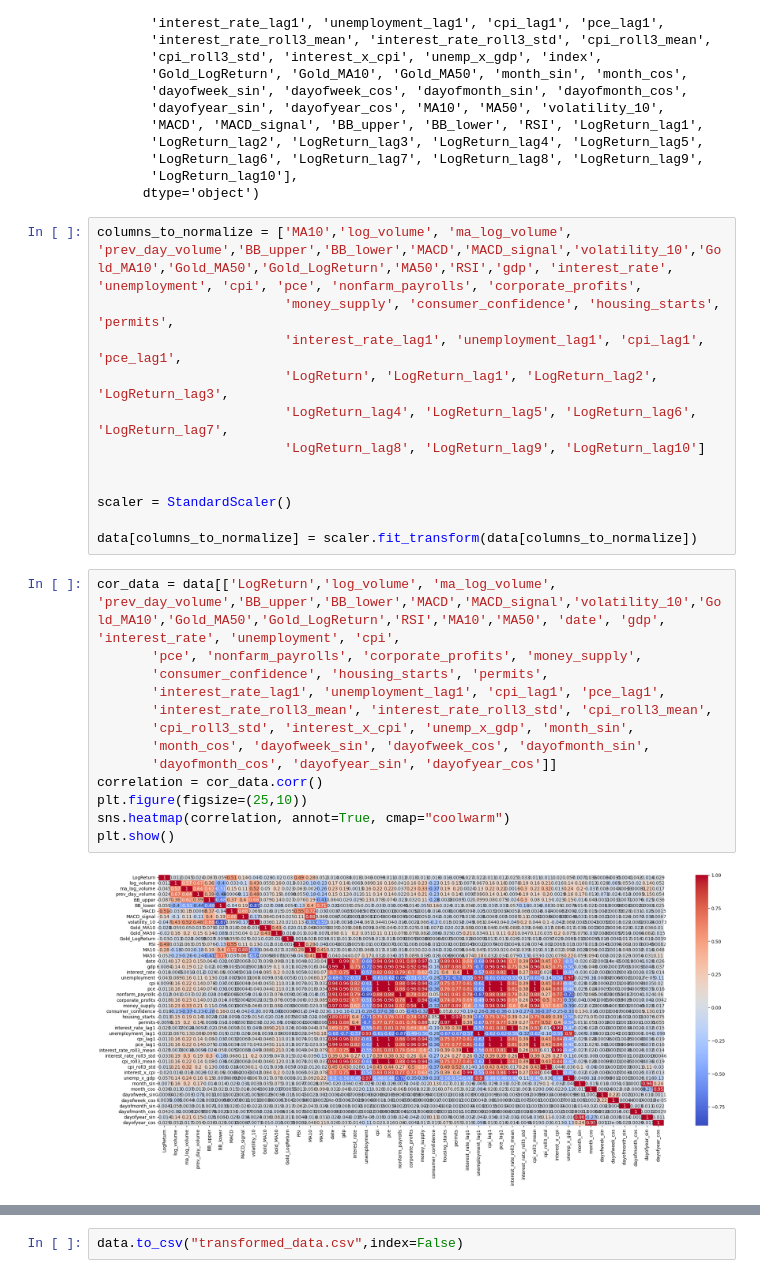
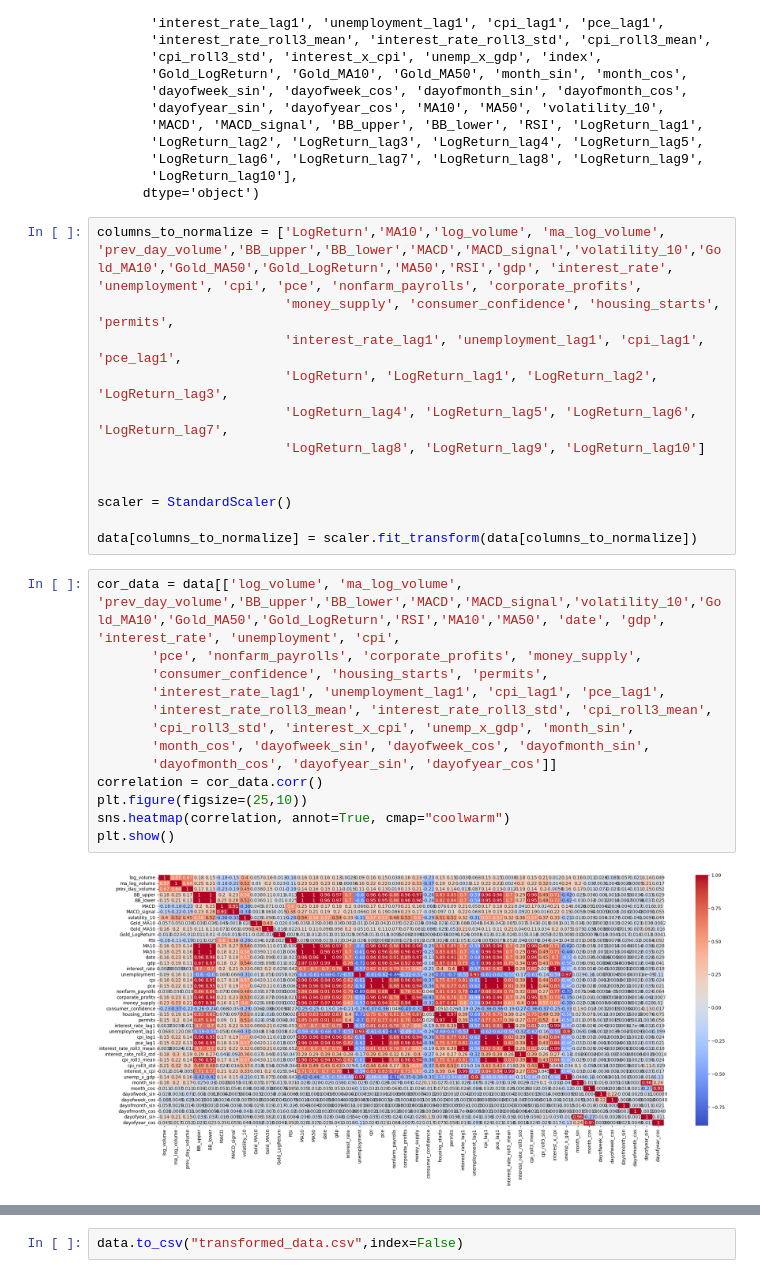
Before and after one commit to Oskar7L/Konferencja, a Jupyter notebook: trans.ipynb, the cells around one changed output, grey strips where cells are left out. Saved outputs shown, nothing was run; the diff lists cells and outputs as text.

```diff
--- a/trans.ipynb
+++ b/trans.ipynb
@@ -180,7 +179,7 @@ Index(['LogReturn', 'log_volume', 'ma_log_volume', 'prev_day_volume', 'date',
        'LogReturn_lag10'],
       dtype='object')
 # %%
-columns_to_normalize = ['MA10','log_volume', 'ma_log_volume', 'prev_day_volume','BB_upper','BB_lower','MACD','MACD_signal','volatility_10','Gold_MA10','Gold_MA50','Gold_LogReturn','MA50','RSI','gdp', 'interest_rate', 'unemployment', 'cpi', 'pce', 'nonfarm_payrolls', 'corporate_profits',
+columns_to_normalize = ['LogReturn','MA10','log_volume', 'ma_log_volume', 'prev_day_volume','BB_upper','BB_lower','MACD','MACD_signal','volatility_10','Gold_MA10','Gold_MA50','Gold_LogReturn','MA50','RSI','gdp', 'interest_rate', 'unemployment', 'cpi', 'pce', 'nonfarm_payrolls', 'corporate_profits',
                         'money_supply', 'consumer_confidence', 'housing_starts', 'permits',
                         'interest_rate_lag1', 'unemployment_lag1', 'cpi_lag1', 'pce_lag1',
                         'LogReturn', 'LogReturn_lag1', 'LogReturn_lag2', 'LogReturn_lag3',
@@ -192,17 +191,17 @@ scaler = StandardScaler()
 
 data[columns_to_normalize] = scaler.fit_transform(data[columns_to_normalize])
 # %%
-cor_data = data[['LogReturn','log_volume', 'ma_log_volume', 'prev_day_volume','BB_upper','BB_lower','MACD','MACD_signal','volatility_10','Gold_MA10','Gold_MA50','Gold_LogReturn','RSI','MA10','MA50', 'date', 'gdp', 'interest_rate', 'unemployment', 'cpi',
+cor_data = data[['log_volume', 'ma_log_volume', 'prev_day_volume','BB_upper','BB_lower','MACD','MACD_signal','volatility_10','Gold_MA10','Gold_MA50','Gold_LogReturn','RSI','MA10','MA50', 'date', 'gdp', 'interest_rate', 'unemployment', 'cpi',
        'pce', 'nonfarm_payrolls', 'corporate_profits', 'money_supply',
        'consumer_confidence', 'housing_starts', 'permits',
        'interest_rate_lag1', 'unemployment_lag1', 'cpi_lag1', 'pce_lag1',
        'interest_rate_roll3_mean', 'interest_rate_roll3_std', 'cpi_roll3_mean',
        'cpi_roll3_std', 'interest_x_cpi', 'unemp_x_gdp', 'month_sin',
        'month_cos', 'dayofweek_sin', 'dayofweek_cos', 'dayofmonth_sin',
        'dayofmonth_cos', 'dayofyear_sin', 'dayofyear_cos']]
 correlation = cor_data.corr()
 plt.figure(figsize=(25,10))
 sns.heatmap(correlation, annot=True, cmap="coolwarm")
 plt.show()
 # %% [output]
-[figure, old version]
+[figure, new version]
```
Also changed, not shown: parts of 5 cells of this notebook, 10 other files.
